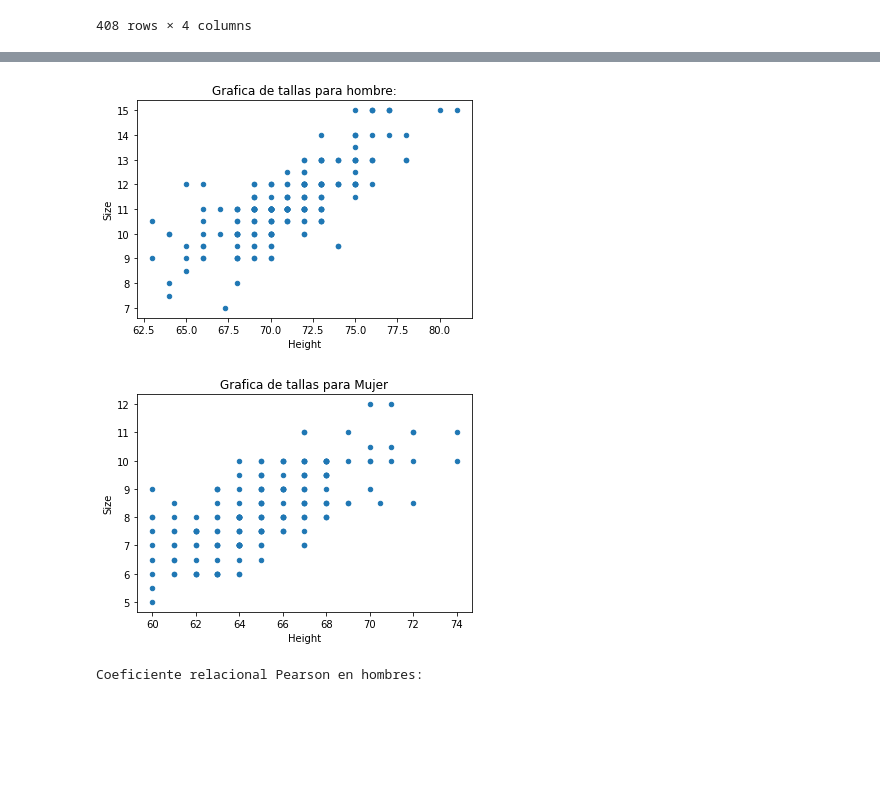
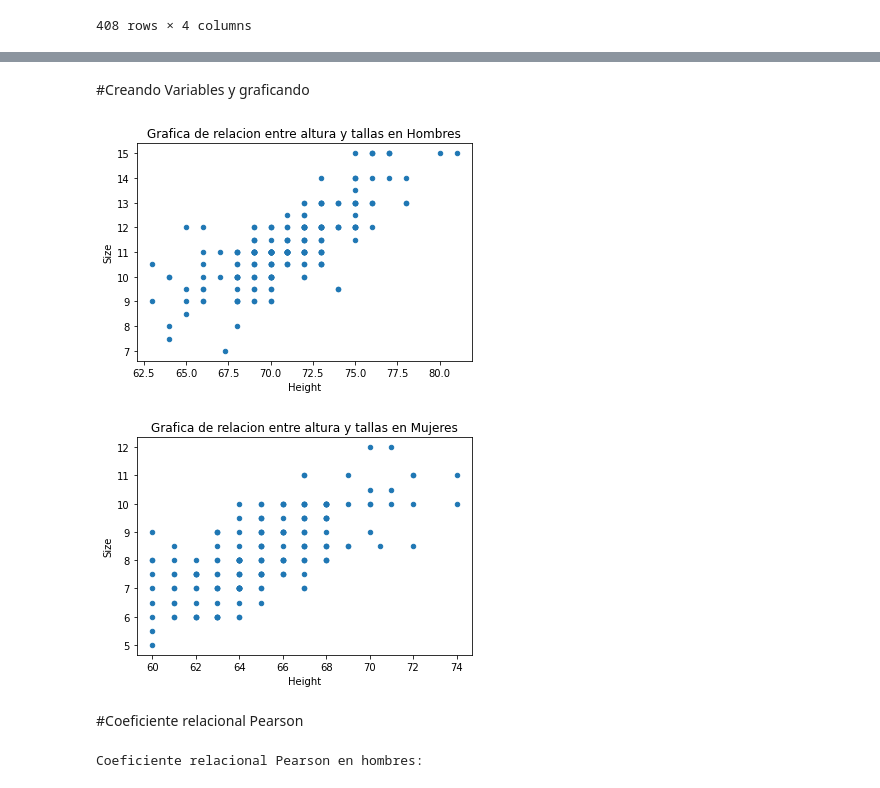
Before and after one commit to Raysk1/machineLearning, a Jupyter notebook: PROYECTO_01_FRANCO_GARCIA_OSCAR.ipynb, the cells around one changed output, grey strips where cells are left out. Cells and saved outputs as stored; diff of their text form; code cells hidden in the pictures; blank space fills up the shorter version.

```diff
--- a/PROYECTO_01_FRANCO_GARCIA_OSCAR.ipynb
+++ b/PROYECTO_01_FRANCO_GARCIA_OSCAR.ipynb
@@ -58,16 +62,20 @@ Tipo de variable: Continua
+# %% [markdown]
+#Creando Variables y graficando
 # %%
 #Creando variables para tallas de hombre y mujer
 df_women = df[df['Gender'] == 'F']
 df_men = df[df['Gender'] == 'M']
 # %%
 #Creando las graficas
-my_plot = df_men.plot(x = 'Height', y = 'Size', kind = 'scatter',title = 'Grafica de tallas para hombre:')
+my_plot = df_men.plot(x = 'Height', y = 'Size', kind = 'scatter',title = 'Grafica de relacion entre altura y tallas en Hombres')
 plt.show()
-my_plot = df_women.plot(x = 'Height', y = 'Size', kind = 'scatter', title = 'Grafica de tallas para Mujer')
+my_plot = df_women.plot(x = 'Height', y = 'Size', kind = 'scatter', title = 'Grafica de relacion entre altura y tallas en Mujeres')
 plt.show()
 # %% [output]
-[figure, old version]
+[figure, new version]
-[figure, old version]
+[figure, new version]
+# %% [markdown]
+#Coeficiente relacional Pearson
 # %%
 #Calculando Coeficiente relacional Pearson
 print('Coeficiente relacional Pearson en hombres:')
```
Also changed, not shown: parts of 7 cells of this notebook.
